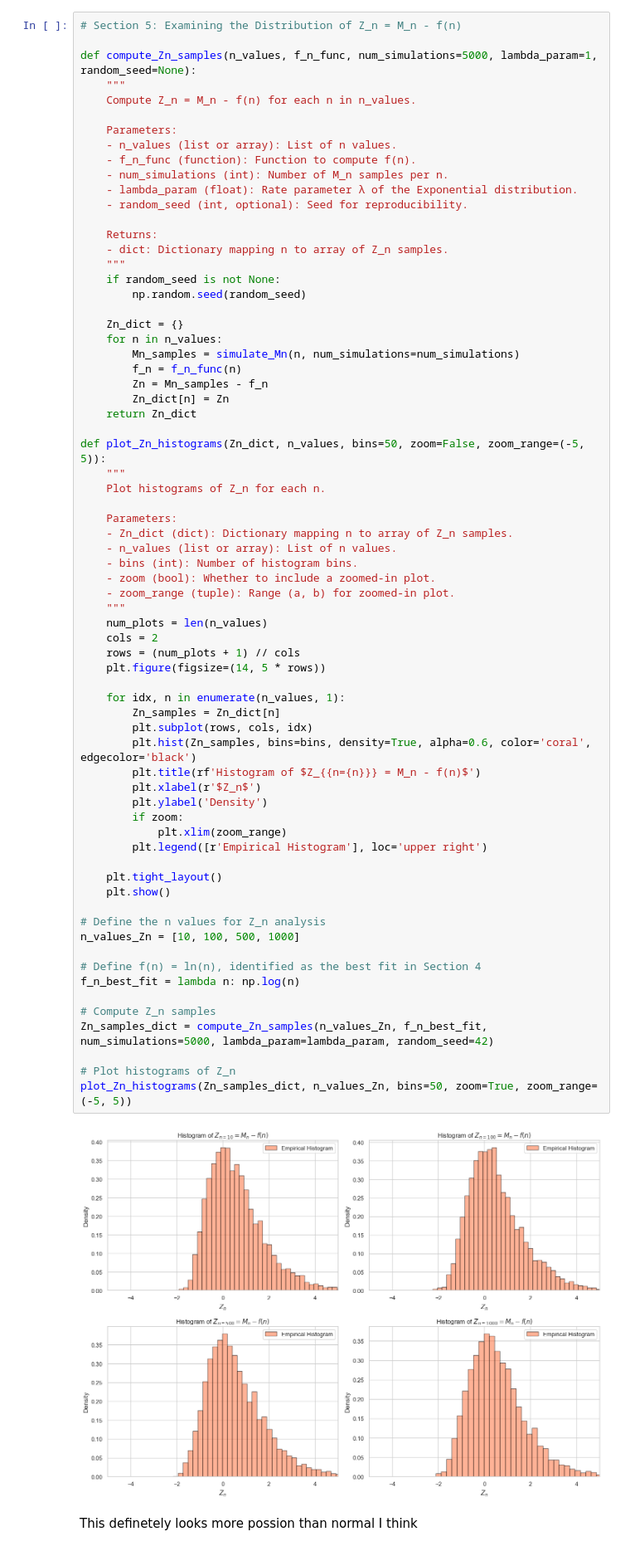
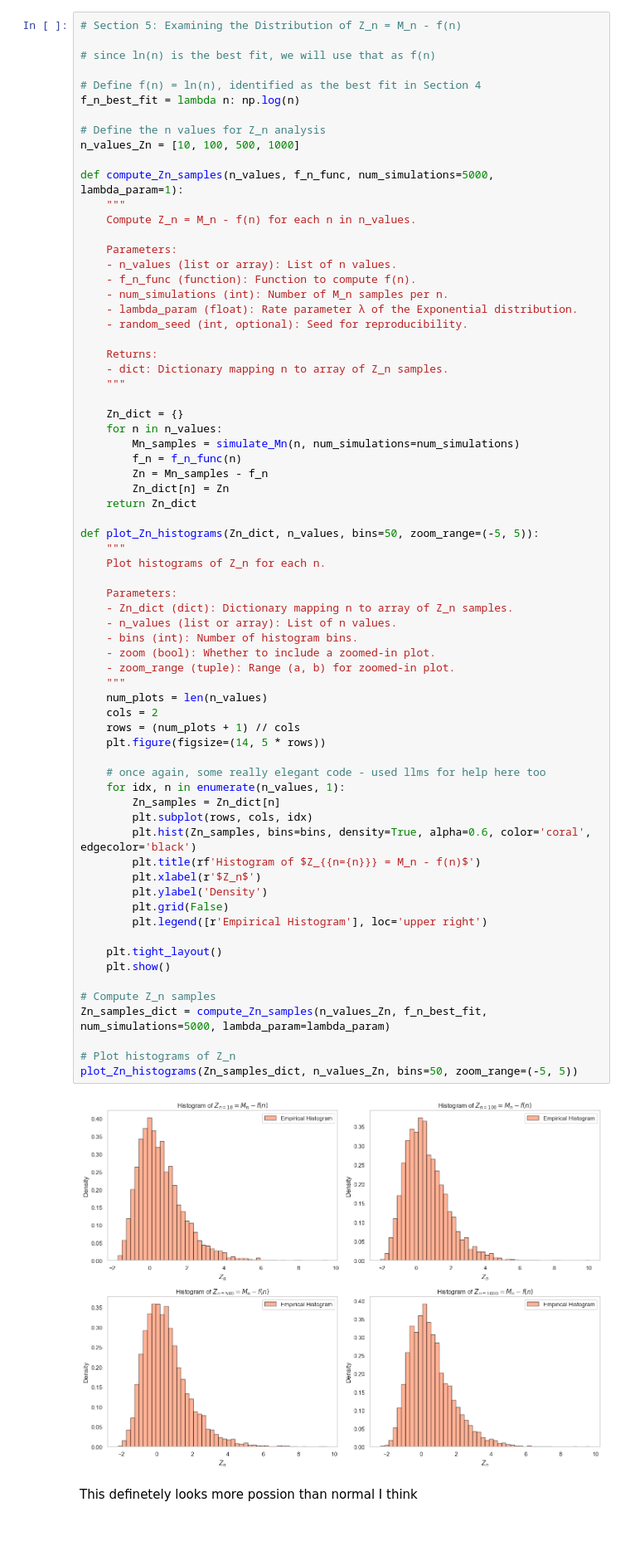
Before and after one commit to YashDagade/Math-231, a Jupyter notebook: Quiz1/quiz1.ipynb, the cells around one changed output. Shown at 83% size. Saved outputs shown, nothing was run; the diff lists cells and outputs as text.

```diff
--- a/Quiz1/quiz1.ipynb
+++ b/Quiz1/quiz1.ipynb
@@ -911,7 +902,15 @@ It seems like the ln (n) seems to be the best!
 # %%
 # Section 5: Examining the Distribution of Z_n = M_n - f(n)
 
-def compute_Zn_samples(n_values, f_n_func, num_simulations=5000, lambda_param=1, random_seed=None):
+# since ln(n) is the best fit, we will use that as f(n)
+
+# Define f(n) = ln(n), identified as the best fit in Section 4
+f_n_best_fit = lambda n: np.log(n)
+
+# Define the n values for Z_n analysis
+n_values_Zn = [10, 100, 500, 1000]
+
+def compute_Zn_samples(n_values, f_n_func, num_simulations=5000, lambda_param=1):
     """
     Compute Z_n = M_n - f(n) for each n in n_values.
 
@@ -925,8 +924,6 @@ def compute_Zn_samples(n_values, f_n_func, num_simulations=5000, lambda_param=1,
     Returns:
     - dict: Dictionary mapping n to array of Z_n samples.
     """
-    if random_seed is not None:
-        np.random.seed(random_seed)
 
     Zn_dict = {}
     for n in n_values:
@@ -936,48 +933,42 @@ def compute_Zn_samples(n_values, f_n_func, num_simulations=5000, lambda_param=1,
         Zn_dict[n] = Zn
     return Zn_dict
 
-def plot_Zn_histograms(Zn_dict, n_values, bins=50, zoom=False, zoom_range=(-5, 5)):
+def plot_Zn_histograms(Zn_dict, n_values, bins=50, zoom_range=(-5, 5)):
     """
     Plot histograms of Z_n for each n.
 
     Parameters:
     - Zn_dict (dict): Dictionary mapping n to array of Z_n samples.
     - n_values (list or array): List of n values.
     - bins (int): Number of histogram bins.
     - zoom (bool): Whether to include a zoomed-in plot.
     - zoom_range (tuple): Range (a, b) for zoomed-in plot.
     """
     num_plots = len(n_values)
     cols = 2
     rows = (num_plots + 1) // cols
     plt.figure(figsize=(14, 5 * rows))
 
+    # once again, some really elegant code - used llms for help here too
     for idx, n in enumerate(n_values, 1):
         Zn_samples = Zn_dict[n]
         plt.subplot(rows, cols, idx)
         plt.hist(Zn_samples, bins=bins, density=True, alpha=0.6, color='coral', edgecolor='black')
         plt.title(rf'Histogram of $Z_{{n={n}}} = M_n - f(n)$')
         plt.xlabel(r'$Z_n$')
         plt.ylabel('Density')
-        if zoom:
-            plt.xlim(zoom_range)
+        plt.grid(False)
         plt.legend([r'Empirical Histogram'], loc='upper right')
 
     plt.tight_layout()
     plt.show()
 
-# Define the n values for Z_n analysis
-n_values_Zn = [10, 100, 500, 1000]
-
-# Define f(n) = ln(n), identified as the best fit in Section 4
-f_n_best_fit = lambda n: np.log(n)
-
 # Compute Z_n samples
-Zn_samples_dict = compute_Zn_samples(n_values_Zn, f_n_best_fit, num_simulations=5000, lambda_param=lambda_param, random_seed=42)
+Zn_samples_dict = compute_Zn_samples(n_values_Zn, f_n_best_fit, num_simulations=5000, lambda_param=lambda_param)
 
 # Plot histograms of Z_n
-plot_Zn_histograms(Zn_samples_dict, n_values_Zn, bins=50, zoom=True, zoom_range=(-5, 5))
+plot_Zn_histograms(Zn_samples_dict, n_values_Zn, bins=50, zoom_range=(-5, 5))
 # %% [output]
-[figure, old version]
+[figure, new version]
 # %% [markdown]
 This definetely looks more possion than normal I think
```
Also changed, not shown: parts of 16 cells of this notebook.
